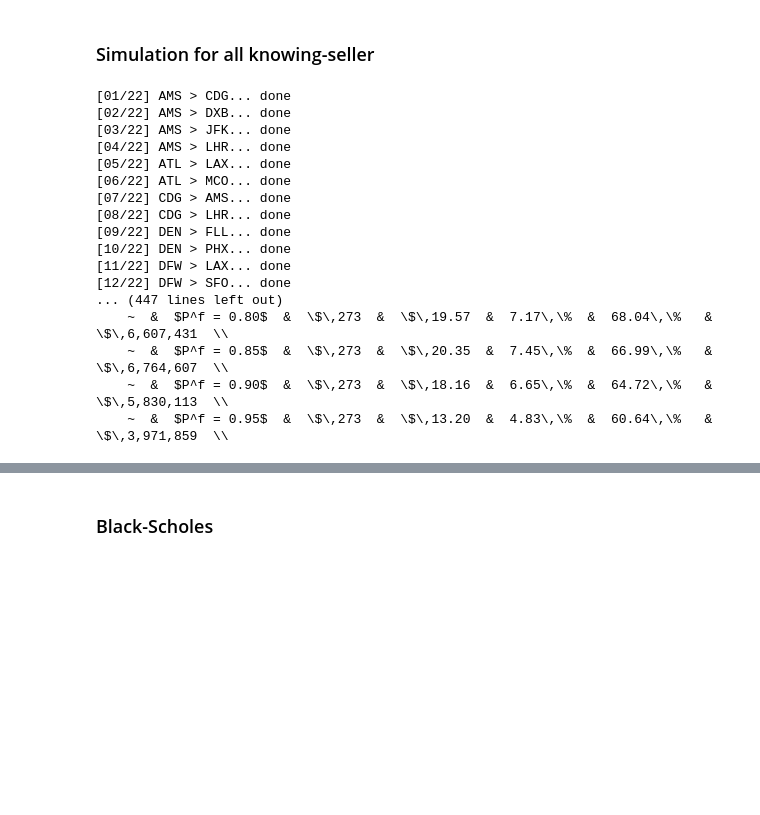
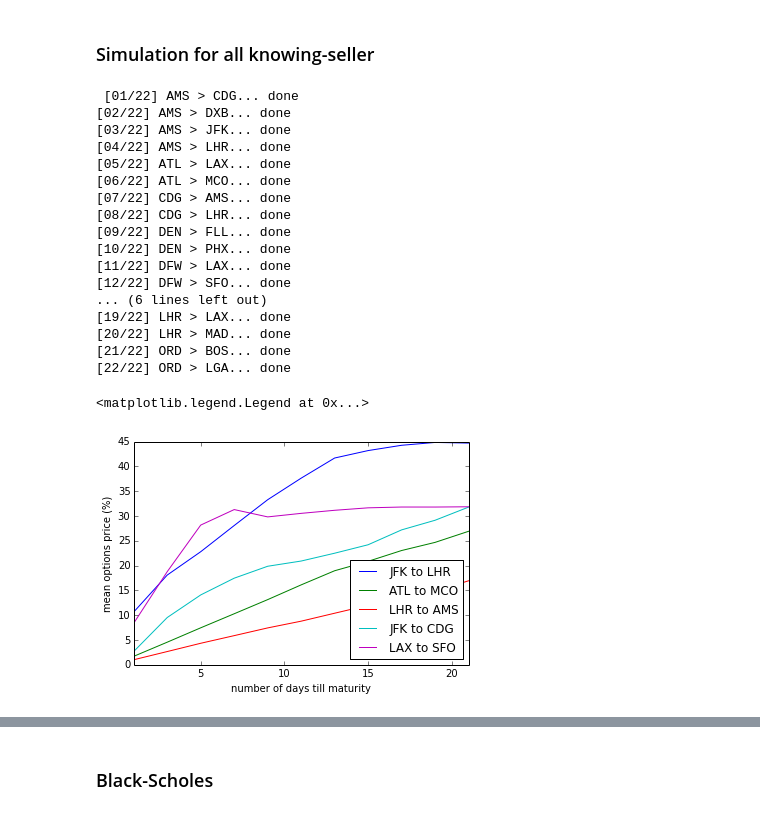
Before and after one commit to vankempen/Thesis, a Jupyter notebook: Simulation/Simulation.ipynb, the cells around one changed output, grey strips where cells are left out. Cells and saved outputs as stored; diff of their text form; code cells hidden in the pictures; blank space fills up the shorter version.

```diff
--- a/Simulation/Simulation.ipynb
+++ b/Simulation/Simulation.ipynb
@@ -76,7 +76,9 @@ def get_customerWTP(hp, cp, r, m, p_f):
     custWTP = np.minimum(custBuy, custWait)  # maximum price customer is accepting
 
     # max option price = 15% of current ticket price
-    custWTP = np.minimum(custWTP, cp*0.15)
+
+    #  ***DEBUG***
+    #custWTP = np.minimum(custWTP, cp*0.15)
 
     return custWTP
 # %% [markdown]
@@ -228,10 +247,10 @@ def get_sellerWTA_foreknowledge(hp, cp, m):
 
     return sellerWTA
 # %%
-#print run_singleSimulation('AMS', 'JFK', get_sellerWTA_foreknowledge, get_customerWTP, allKnowing=True, p_fRange=np.arange(0.1, 1, 0.05))
-print run_allSimulation(get_sellerWTA_foreknowledge, get_customerWTP, allKnowing=True, p_fRange=np.arange(0.1, 1, 0.05))
+#ak_results = run_singleSimulation('AMS', 'JFK', get_sellerWTA_foreknowledge, get_customerWTP, allKnowing=True, p_fRange=[0.5]) #np.arange(0.1, 1, 0.05))
+ak_results = run_allSimulation(get_sellerWTA_foreknowledge, get_customerWTP, allKnowing=True, p_fRange=[0.5]) #p_fRange=np.arange(0.1, 1, 0.05))
 # %% [output]
-[01/22] AMS > CDG... done
+ [01/22] AMS > CDG... done
 [02/22] AMS > DXB... done
 [03/22] AMS > JFK... done
 [04/22] AMS > LHR... done
@@ -243,8 +262,31 @@ print run_allSimulation(get_sellerWTA_foreknowledge, get_customerWTP, allKnowing
 [10/22] DEN > PHX... done
 [11/22] DFW > LAX... done
 [12/22] DFW > SFO... done
-... (447 lines left out)
-    ~  &  $P^f = 0.80$  &  \$\,273  &  \$\,19.57  &  7.17\,\%  &  68.04\,\%   &  \$\,6,607,431  \\
-    ~  &  $P^f = 0.85$  &  \$\,273  &  \$\,20.35  &  7.45\,\%  &  66.99\,\%   &  \$\,6,764,607  \\
-    ~  &  $P^f = 0.90$  &  \$\,273  &  \$\,18.16  &  6.65\,\%  &  64.72\,\%   &  \$\,5,830,113  \\
-    ~  &  $P^f = 0.95$  &  \$\,273  &  \$\,13.20  &  4.83\,\%  &  60.64\,\%   &  \$\,3,971,859  \\
+... (6 lines left out)
+[19/22] LHR > LAX... done
+[20/22] LHR > MAD... done
+[21/22] ORD > BOS... done
+[22/22] ORD > LGA... done
+# %%
+e = np.array(ak_results)
+# %%
+f = np.split(e, 22)
+# %%
+d = []
+
+ind = [13,5,16,12, 15]
+
+for i in ind:
+    op = []
+    for j in f[i]:
+        d.append(j['optionPricePerc'])
+        op.append(j['optionPricePerc'])
+    plot(range(1, 22, 2), op, label=j['flyFrom']+ r' to ' + j['flyTo'])
+xlim(1,21)
+xlabel('number of days till maturity')
+ylabel('mean options price (%)')
+legend(loc='lower right')
+#savefig('/home/patrick/Thesis/ThesisTemplate/figures/Sensitivity_maturity.png', dpi=400)
+# %% [output]
+<matplotlib.legend.Legend at 0x...>
+[figure, added]
```
Also changed, not shown: parts of 22 cells of this notebook, 8 other files.
